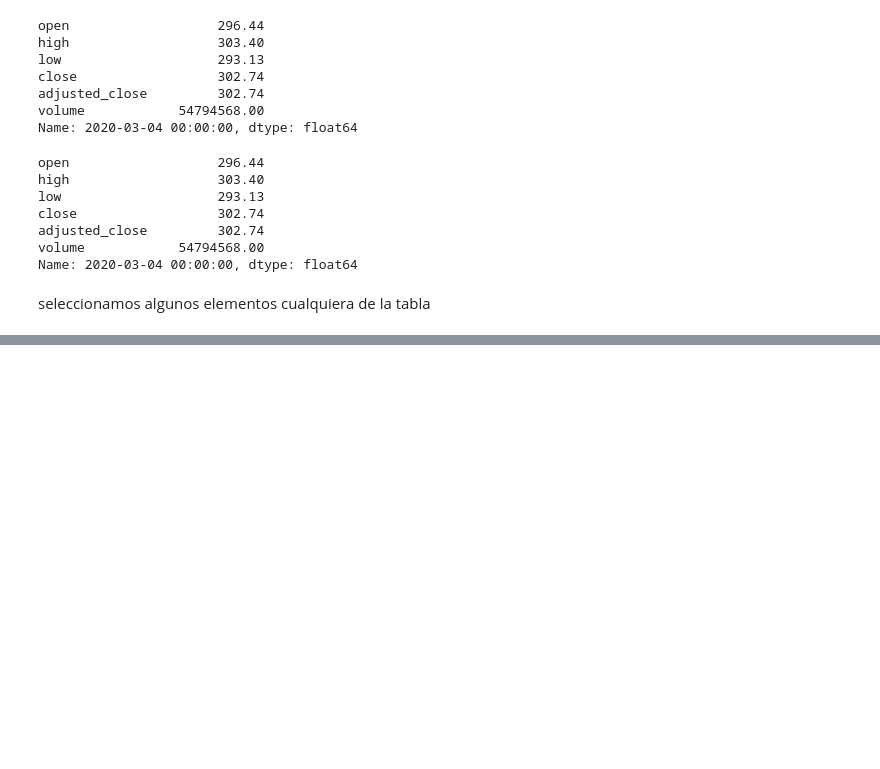
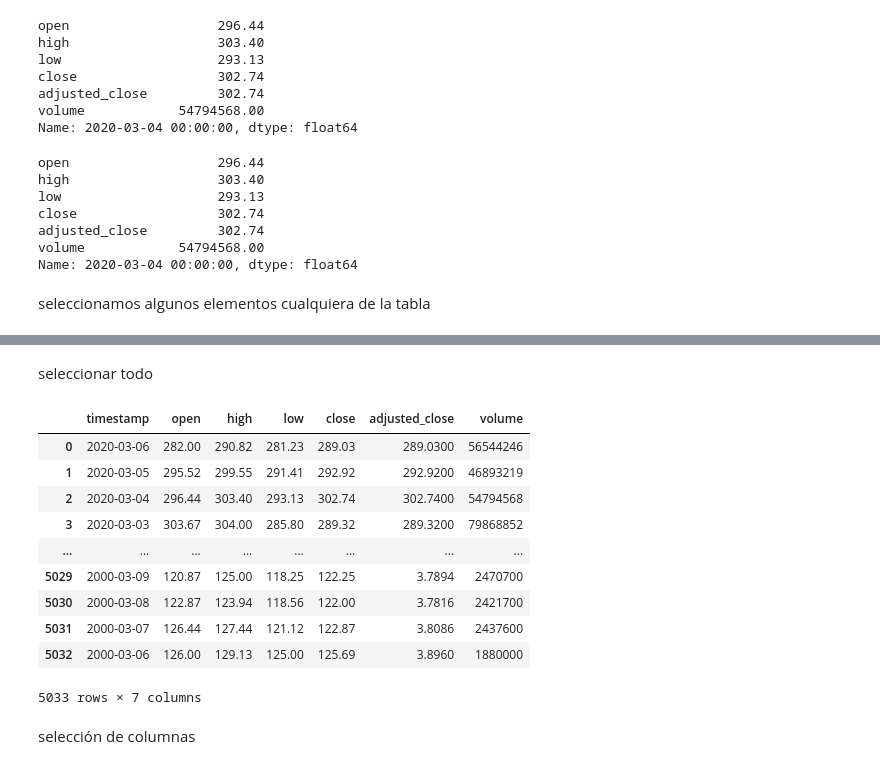
Before and after one commit to fijalkauskas/FinanzasQuant, a Jupyter notebook: t[1] dataframes/df de cero/lectura_de_df.ipynb, the cells around one changed output, grey strips where cells are left out. Drawn from its saved outputs; the diff is of its cells as text; code cells hidden in the pictures; blank space fills up the shorter version.

```diff
--- a/t[1] dataframes/df de cero/lectura_de_df.ipynb
+++ b/t[1] dataframes/df de cero/lectura_de_df.ipynb
@@ -88,0 +99,2 @@ seleccionamos algunos elementos cualquiera de la tabla
+# %%
+data = pd.read_excel("C:/Users/juanf/Escritorio/python_finanzas_quant/archivos_data/UCEMA/AAPL.xlsx", sheet_name='Hoja1')
@@ -88,0 +114,2 @@ seleccionamos algunos elementos cualquiera de la tabla
+# %%
+dataIndiceFecha = data.set_index('timestamp')
@@ -88,0 +125,18 @@ seleccionamos algunos elementos cualquiera de la tabla
+# %% [markdown]
+seleccionar todo
+# %%
+data.iloc[:]
+# %% [output]
+|  | timestamp | open | high | low | close | adjusted_close | volume |
+| 0 | 2020-03-06 | 282.00 | 290.82 | 281.23 | 289.03 | 289.0300 | 56544246 |
+| 1 | 2020-03-05 | 295.52 | 299.55 | 291.41 | 292.92 | 292.9200 | 46893219 |
+| 2 | 2020-03-04 | 296.44 | 303.40 | 293.13 | 302.74 | 302.7400 | 54794568 |
+| 3 | 2020-03-03 | 303.67 | 304.00 | 285.80 | 289.32 | 289.3200 | 79868852 |
+| ... | ... | ... | ... | ... | ... | ... | ... |
+| 5029 | 2000-03-09 | 120.87 | 125.00 | 118.25 | 122.25 | 3.7894 | 2470700 |
+| 5030 | 2000-03-08 | 122.87 | 123.94 | 118.56 | 122.00 | 3.7816 | 2421700 |
+| 5031 | 2000-03-07 | 126.44 | 127.44 | 121.12 | 122.87 | 3.8086 | 2437600 |
+| 5032 | 2000-03-06 | 126.00 | 129.13 | 125.00 | 125.69 | 3.8960 | 1880000 |
+5033 rows × 7 columns
+# %% [markdown]
+selección de columnas
```
Also changed, not shown: parts of 21 cells of this notebook, 15 other files.
